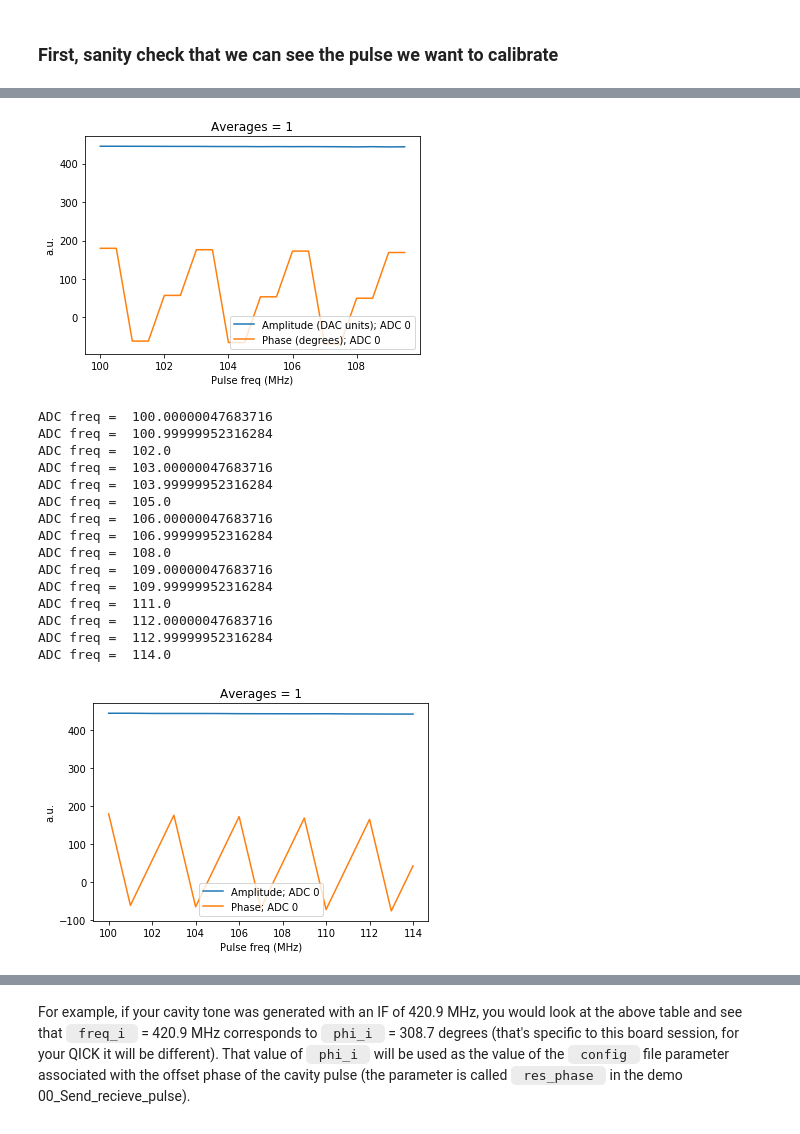
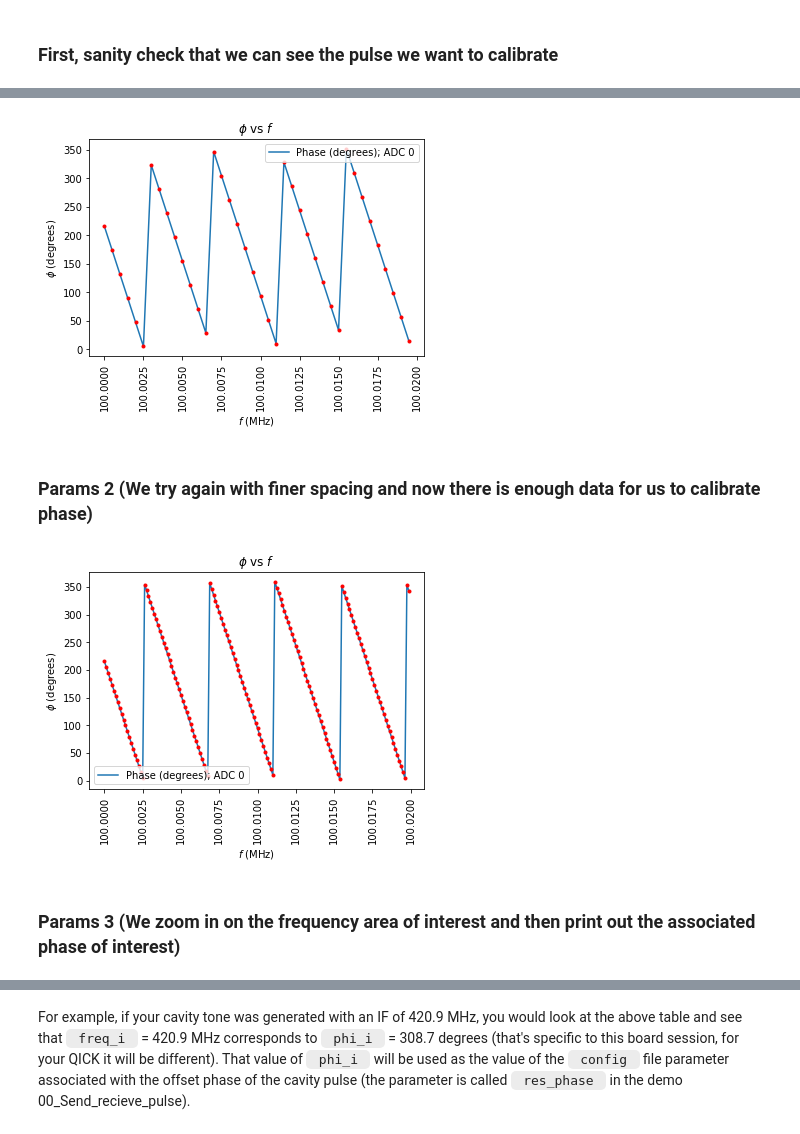
Before and after one commit to openquantumhardware/qick, a Jupyter notebook: pynq_demos/05_PhaseCoherence_QickProgram.ipynb, the cells around one changed output, grey strips where cells are left out. Cells and saved outputs as stored; diff of their text form; code cells hidden in the pictures.

Commit message:
Upated phase demos

```diff
--- a/pynq_demos/05_PhaseCoherence_QickProgram.ipynb
+++ b/pynq_demos/05_PhaseCoherence_QickProgram.ipynb
@@ -23,7 +23,7 @@ import cmath
 Populating the interactive namespace from numpy and matplotlib
 # %%
 # Load bitstream with custom overlay
-soc = QickSoc()
+soc = QickSoc(force_init_clks=False)
 # Set the loopback DAC channel to be in 1st Nyquist zone mode
 soc.set_nyquist(ch=7,nqz=1);
 # %% [markdown]
@@ -44,13 +44,13 @@ class LoopbackProgram(AveragerProgram):
         self.add_pulse(ch=self.cfg["res_ch"], name="measure", style=self.cfg["pulse_style"], length=self.cfg["length"],idata = self.cfg["idata"])  #add a constant pulse to the pulse library
 
         freq=freq2reg(adcfreq(cfg["pulse_freq"]))  # convert frequency to dac frequency (ensuring it is an available adc frequency)
-        print("ADC freq = ", adcfreq(cfg["pulse_freq"]))
+#         print("ADC freq = ", adcfreq(cfg["pulse_freq"]))
         self.pulse(ch=cfg["res_ch"], name="measure", freq=freq, phase=0, gain=cfg["pulse_gain"], t= 0, play=False) # pre-configure readout pulse
-        self.synci(200)  # give processor some time to configure pulses
+        self.synci(1000)  # give processor some time to configure pulses
 
     def body(self):
         self.trigger_adc(adc1=1, adc2=1,adc_trig_offset=self.cfg["adc_trig_offset"])  # trigger the adc acquisition
-        self.pulse(ch=self.cfg["res_ch"], name="measure", play=True) # play readout pulse
+        self.pulse(ch=self.cfg["res_ch"], name="measure", play=True, outsel=1) # play readout pulse
         self.sync_all(us2cycles(self.cfg["relax_delay"]))
 # %% [markdown]
 ### First, sanity check that we can see the pulse we want to calibrate
@@ -93,12 +91,12 @@ plt.legend()
 # %%
-# sweep_cfg={"start":420, "step":0.2, "expts":20}
-sweep_cfg={"start":100, "step":0.5, "expts":20}
+sweep_cfg={"start":100, "step":0.0005, "expts":40}
+
 gpts=sweep_cfg["start"] + sweep_cfg["step"]*np.arange(sweep_cfg["expts"])
-print(gpts)
 resultsi=[]
 resultsq=[]
 for g in gpts:
-    config["pulse_freq"]=int(g)
+    time.sleep(0.1)
+    config["pulse_freq"]=g
     prog =LoopbackProgram(config)
     di0, dq0, di1, dq1 = prog.acquire_decimated(soc, load_pulses=True,progress=False)
     di0 = np.sum(di0)/config["readout_length"]
@@ -128,29 +108,36 @@ ADC freq =  109.00000047683716
 # %%
 # Plot results.
 sig = resultsi + 1j * resultsq
 amp_array = np.abs(sig)
 phase_array = np.angle(sig,deg=True)
+for x in range(0,len(phase_array)):
+    if phase_array[x] <0:
+        phase_array[x] = phase_array[x] +360
 plt.figure(1)
 # plt.plot(gpts, resultsi,label="I value; ADC 0")
 # plt.plot(gpts, resultsq,label="Q value; ADC 0")
-plt.plot(gpts, amp_array,label="Amplitude (DAC units); ADC 0")
+# plt.plot(gpts, amp_array,label="Amplitude (DAC units); ADC 0")
 plt.plot(gpts, phase_array, label="Phase (degrees); ADC 0")
-
-plt.ylabel("a.u.")
-plt.xlabel("Pulse freq (MHz)")
-plt.title("Averages = " + str(config["reps"]))
+plt.plot(gpts,phase_array, marker='.', linestyle="None",color="Red")
+plt.xticks(rotation=90)
+plt.title(r"$\phi$ vs $f$")
+plt.ylabel(r"$\phi$ (degrees)")
+plt.xlabel(r"$f$ (MHz)")
 plt.legend()
 plt.savefig("images/Phase_sweep.pdf", dpi=350)
 # %% [output]
-[figure, old version]
+[figure, new version]
+# %% [markdown]
+### Params 2 (We try again with finer spacing and now there is enough data for us to calibrate phase)
 # %%
-sweep_cfg={"start":100, "step":1, "expts":15}
+sweep_cfg={"start":100, "step":0.000125, "expts":160}
+
 gpts=sweep_cfg["start"] + sweep_cfg["step"]*np.arange(sweep_cfg["expts"])
-
 resultsi=[]
 resultsq=[]
 for g in gpts:
-    config["pulse_freq"]=int(g)
+    time.sleep(0.1)
+    config["pulse_freq"]=g
     prog =LoopbackProgram(config)
     di0, dq0, di1, dq1 = prog.acquire_decimated(soc, load_pulses=True,progress=False)
     di0 = np.sum(di0)/config["readout_length"]
@@ -159,37 +146,27 @@ for g in gpts:
     resultsq.append(dq0)
 resultsi=np.array(resultsi)
 resultsq=np.array(resultsq)
-# %% [output]
-ADC freq =  100.00000047683716
-ADC freq =  100.99999952316284
-ADC freq =  102.0
-ADC freq =  103.00000047683716
-ADC freq =  103.99999952316284
-ADC freq =  105.0
-ADC freq =  106.00000047683716
-ADC freq =  106.99999952316284
-ADC freq =  108.0
-ADC freq =  109.00000047683716
-ADC freq =  109.99999952316284
-ADC freq =  111.0
-ADC freq =  112.00000047683716
-ADC freq =  112.99999952316284
-ADC freq =  114.0
 # %%
 # Plot results.
 sig = resultsi + 1j * resultsq
 amp_array = np.abs(sig)
 phase_array = np.angle(sig,deg=True)
+for x in range(0,len(phase_array)):
+    if phase_array[x] <0:
+        phase_array[x] = phase_array[x] +360
 plt.figure(1)
 # plt.plot(gpts, resultsi,label="I value; ADC 0")
 # plt.plot(gpts, resultsq,label="Q value; ADC 0")
-plt.plot(gpts, amp_array,label="Amplitude; ADC 0")
-plt.plot(gpts, phase_array, label="Phase; ADC 0")
-
-plt.ylabel("a.u.")
-plt.xlabel("Pulse freq (MHz)")
-plt.title("Averages = " + str(config["reps"]))
+# plt.plot(gpts, amp_array,label="Amplitude (DAC units); ADC 0")
+plt.plot(gpts, phase_array, label="Phase (degrees); ADC 0")
+plt.plot(gpts,phase_array, marker='.', linestyle="None",color="Red")
+plt.xticks(rotation=90)
+plt.title(r"$\phi$ vs $f$")
+plt.ylabel(r"$\phi$ (degrees)")
+plt.xlabel(r"$f$ (MHz)")
 plt.legend()
-plt.savefig("images/Phase_sweep_2.pdf", dpi=350)
+plt.savefig("images/Phase_sweep.pdf", dpi=350)
 # %% [output]
-[figure, old version]
+[figure, new version]
+# %% [markdown]
+### Params 3 (We zoom in on the frequency area of interest and then print out the associated phase of interest)
```
Also changed, not shown: parts of 6 cells of this notebook, 1 other file.
